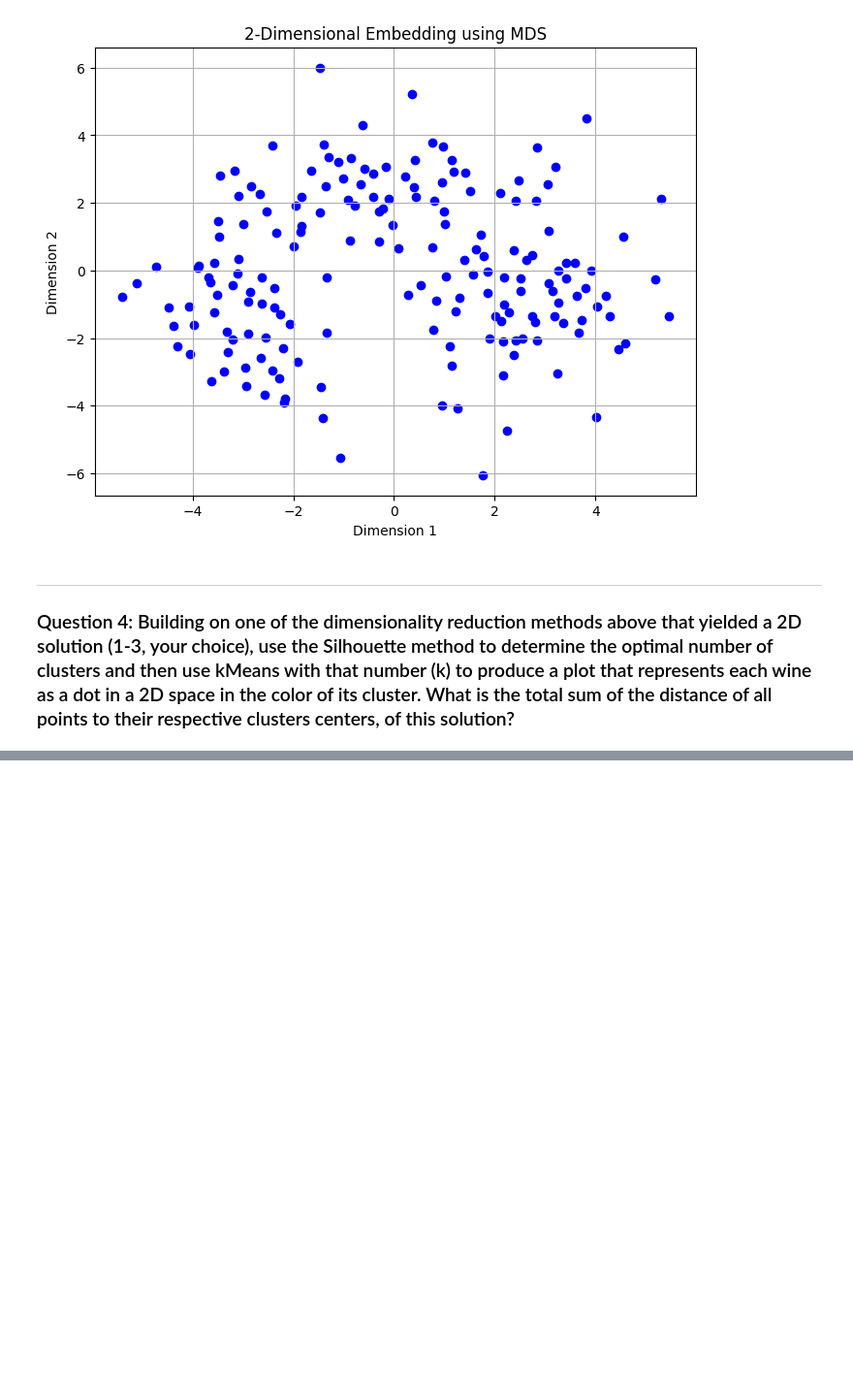
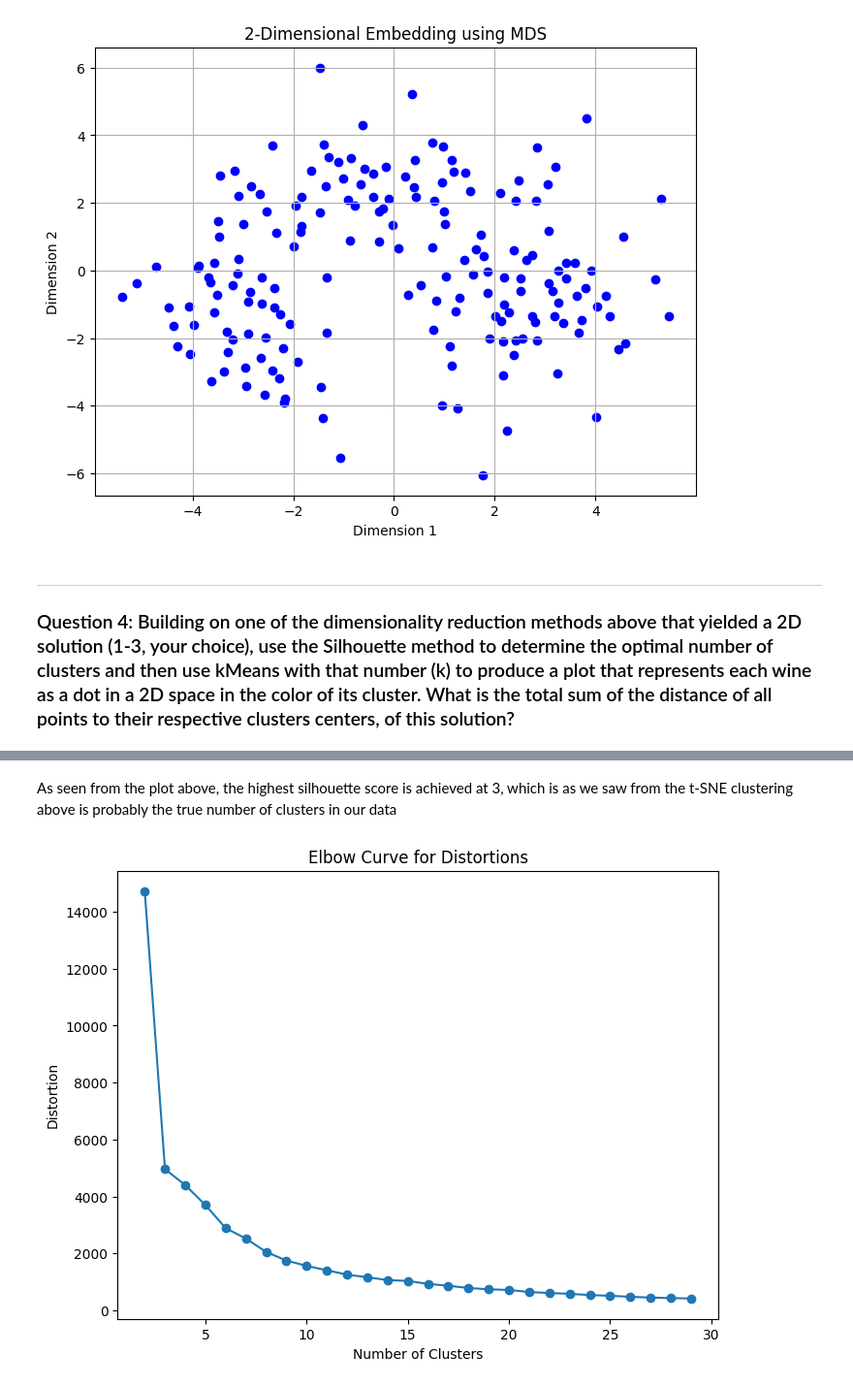
Before and after one commit to whykay-01/machine-learning, a Jupyter notebook: homeworks/hwk5/hwk5.ipynb, the cells around one changed output, grey strips where cells are left out. Shown at 97% size. Cells and saved outputs as stored; diff of their text form; code cells hidden in the pictures; blank space fills up the shorter version.

```diff
--- a/homeworks/hwk5/hwk5.ipynb
+++ b/homeworks/hwk5/hwk5.ipynb
@@ -463,0 +531,11 @@ Stress of the embedding: 22531.353733103577
+# %% [markdown]
+As seen from the plot above, the highest silhouette score is achieved at 3, which is as we saw from the t-SNE clustering above is probably the true number of clusters in our data
+# %%
+plt.figure(figsize=(8, 6))
+plt.plot(cluster_range, distortions, marker='o')
+plt.title('Elbow Curve for Distortions')
+plt.xlabel('Number of Clusters')
+plt.ylabel('Distortion')
+plt.show()
+# %% [output]
+[figure, added]
```
Also changed, not shown: parts of 5 cells of this notebook, 1 other file.
